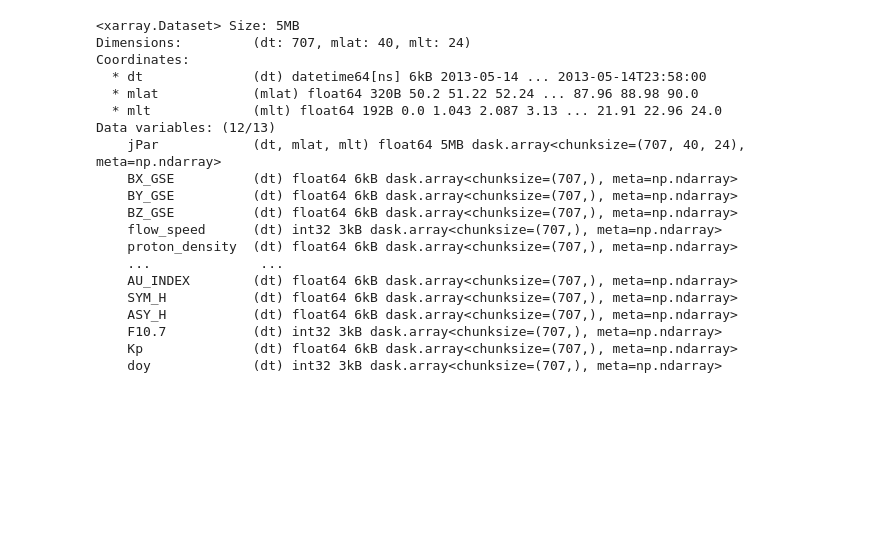
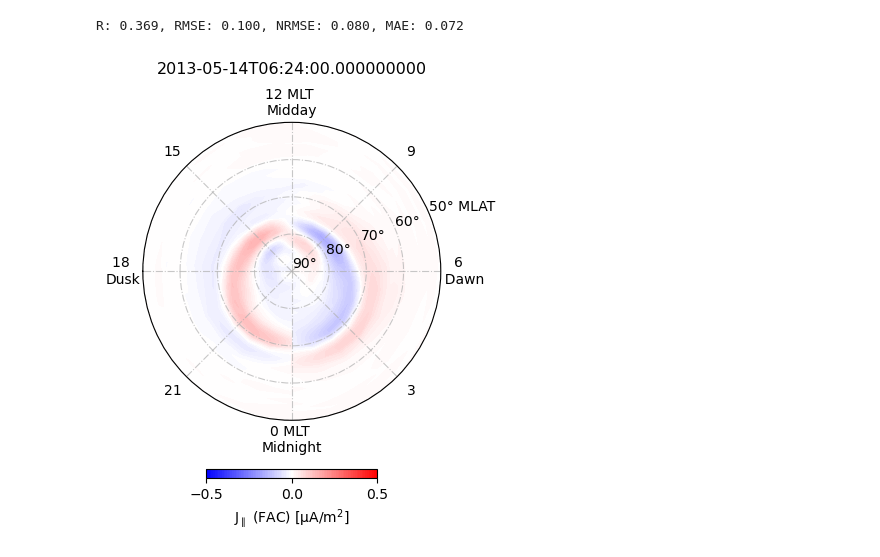
Before and after one commit to reddy-sachin/REPPU-ESN2, a Jupyter notebook: AMPERE/lstm_ampere.ipynb, the cells around one changed output. Cells and saved outputs as stored; diff of their text form; code cells hidden in the pictures; blank space fills up the shorter version.

```diff
--- a/AMPERE/lstm_ampere.ipynb
+++ b/AMPERE/lstm_ampere.ipynb
@@ -183,7 +186,7 @@ optimizer = torch.optim.Adam(model.parameters(), lr=5e-4)
 scheduler = StepLR(optimizer, step_size=8, gamma=0.6)
 # %%
 # Train the model
-num_epochs = 20
+num_epochs = 1
 train_losses = []
 val_losses = []
 
@@ -330,0 +341,14 @@ predictions_mean.shape, y_test_mean.shape
+# %%
+norm_arr = input_scaler.transform(df_proc)
+
+def create_sequences(arr, lookback=lookback):
+    X = []
+    for i in range(len(arr) - lookback):
+        X.append(arr[i:i+lookback].T)
+
+    X = np.array(X)
+
+    return X
+
+proc_seq = create_sequences(norm_arr)
+raw_seq = create_sequences(df_raw.values)
@@ -330,0 +392,5 @@ predictions_mean.shape, y_test_mean.shape
+# %%
+ds = xr.Dataset({'Jpar_pred': (['dt', 'mlat', 'mlt'], predictions),
+                 'Jpar_true': (['dt', 'mlat', 'mlt'], open_multi_amp['jPar'].values[lookback:])},
+                coords = {'dt': df_raw['dt'].values[lookback:], 'mlat': np.arange(40, 90, 1), 'mlt': np.arange(0, 24, 1)})
+ds
@@ -331,5 +407,16 @@ predictions_mean.shape, y_test_mean.shape
+# %%
+timestep = 167
+
+R = np.corrcoef(ds['Jpar_pred'].isel(dt=timestep).values, ds['Jpar_true'].isel(dt=timestep).values)[1,0]
+RMSE = np.sqrt(np.mean((ds['Jpar_pred'].isel(dt=timestep).values - ds['Jpar_true'].isel(dt=timestep).values)**2))
+MAE = np.mean(np.abs(ds['Jpar_pred'].isel(dt=timestep).values - ds['Jpar_true'].isel(dt=timestep).values))
+NRMSE = RMSE / (np.max(ds['Jpar_true'].isel(dt=timestep).values) - np.min(ds['Jpar_true'].isel(dt=timestep).values))
+
+print(f'R: {R:.3f}, RMSE: {RMSE:.3f}, NRMSE: {NRMSE:.3f}, MAE: {MAE:.3f}')
+# %% [output]
+R: 0.369, RMSE: 0.100, NRMSE: 0.080, MAE: 0.072
 # %%
-fac = predictions_mean
+fac = ds['Jpar_pred'].isel(dt=timestep).values
 
 def dt_to_str(dt):
     dt_1 = dt[0]
@@ -339,35 +426,37 @@ def dt_to_str(dt):
     str_time_1 = time_1.strftime('%Y-%m-%d %H:%M')
     str_time_2 = time_2.strftime('%Y-%m-%d %H:%M')
 
     return str_time_1, str_time_2
 
-#dt = open_amp['dt'].values
+dt = ds['dt'].isel(dt=timestep).values
 #start_time, end_time = dt_to_str(dt)
 
-fac = fac.reshape(y_test_mean.shape[1], y_test_mean.shape[0]).T # reshape and transpose
+fac = fac.reshape(24, 50).T # reshape and transpose
 fac = np.flipud(fac) # flip the array upside down
-theta = np.linspace(0, 360, y_test_mean.shape[1]) - 90 # rotate by 90 degrees
+theta = np.linspace(0, 360, 24) - 90 # rotate by 90 degrees
 theta = np.radians(theta) # convert to radians
-r = 90 - np.linspace(50, 90, y_test_mean.shape[0]) #convert to colat
+r = 90 - np.linspace(40, 90, 50) #convert to colat
 
 #cmap = mcolors.LinearSegmentedColormap.from_list("my_colormap", ["blue","blue", "white", "white","red","red"])
 cmap = 'bwr'
 
 fig, ax = plt.subplots(subplot_kw={'projection': 'polar'}, figsize=(6, 5))
 
 c = ax.contourf(theta, r, fac, cmap=cmap, levels=np.linspace(-0.5,.5 , 100))
 ax.set_ylim([0,40])
 ax.set_yticks([0, 10, 20, 30,40])
 ax.set_yticklabels(["90°", "80°", "70°", "60°","50° MLAT"])
 ax.set_xlim([-np.pi, np.pi])
 ax.set_xticks(np.linspace(-np.pi, np.pi, 9)[1:])
 ax.set_xticklabels(["21", "0 MLT \nMidnight", "3", "6 \n  Dawn", "9", "12 MLT \nMidday", "15", "18 \nDusk"])
 ax.grid(True, linestyle='-.', alpha=0.7)
-#ax.set_title(f"{start_time} - {end_time}", pad=10, fontsize=11.5)
+ax.set_title(f"{dt}", pad=10, fontsize=11.5)
 
 
 plt.colorbar(c, ax=ax, label='J$_\parallel$ (FAC) [µA/m$^2$]', shrink=0.3, pad = 0.12,
              ticks=[-0.5, 0,  0.5],
              orientation='horizontal')
 
 plt.tight_layout()
+# %% [output]
+[figure, added]
@@ -376,32 +462,0 @@ plt.contourf(fac, cmap=cmap, levels=np.linspace(-0.5, 0.5, 100))
-# %%
-def open_multiple_nc(nc_files):
-    ds = xr.open_mfdataset(nc_files, concat_dim='dt', combine='nested', parallel=True)
-
-    #ds = ds.sel(nRec=slice(16500, 17000))
-
-    return ds
-
-dir = '/home/sachin/Documents/NIPR/Research/Data/AMPERE/processed/excluded/*.nc'
-open_multi_amp = open_multiple_nc(dir)
-open_multi_amp
-# %% [output]
-<xarray.Dataset> Size: 5MB
-Dimensions:         (dt: 707, mlat: 40, mlt: 24)
-Coordinates:
-  * dt              (dt) datetime64[ns] 6kB 2013-05-14 ... 2013-05-14T23:58:00
-  * mlat            (mlat) float64 320B 50.2 51.22 52.24 ... 87.96 88.98 90.0
-  * mlt             (mlt) float64 192B 0.0 1.043 2.087 3.13 ... 21.91 22.96 24.0
-Data variables: (12/13)
-    jPar            (dt, mlat, mlt) float64 5MB dask.array<chunksize=(707, 40, 24), meta=np.ndarray>
-    BX_GSE          (dt) float64 6kB dask.array<chunksize=(707,), meta=np.ndarray>
-    BY_GSE          (dt) float64 6kB dask.array<chunksize=(707,), meta=np.ndarray>
-    BZ_GSE          (dt) float64 6kB dask.array<chunksize=(707,), meta=np.ndarray>
-    flow_speed      (dt) int32 3kB dask.array<chunksize=(707,), meta=np.ndarray>
-    proton_density  (dt) float64 6kB dask.array<chunksize=(707,), meta=np.ndarray>
-    ...              ...
-    AU_INDEX        (dt) float64 6kB dask.array<chunksize=(707,), meta=np.ndarray>
-    SYM_H           (dt) float64 6kB dask.array<chunksize=(707,), meta=np.ndarray>
-    ASY_H           (dt) float64 6kB dask.array<chunksize=(707,), meta=np.ndarray>
-    F10.7           (dt) int32 3kB dask.array<chunksize=(707,), meta=np.ndarray>
-    Kp              (dt) float64 6kB dask.array<chunksize=(707,), meta=np.ndarray>
-    doy             (dt) int32 3kB dask.array<chunksize=(707,), meta=np.ndarray>
```
Also changed, not shown: parts of 29 cells of this notebook, 3 other files.
